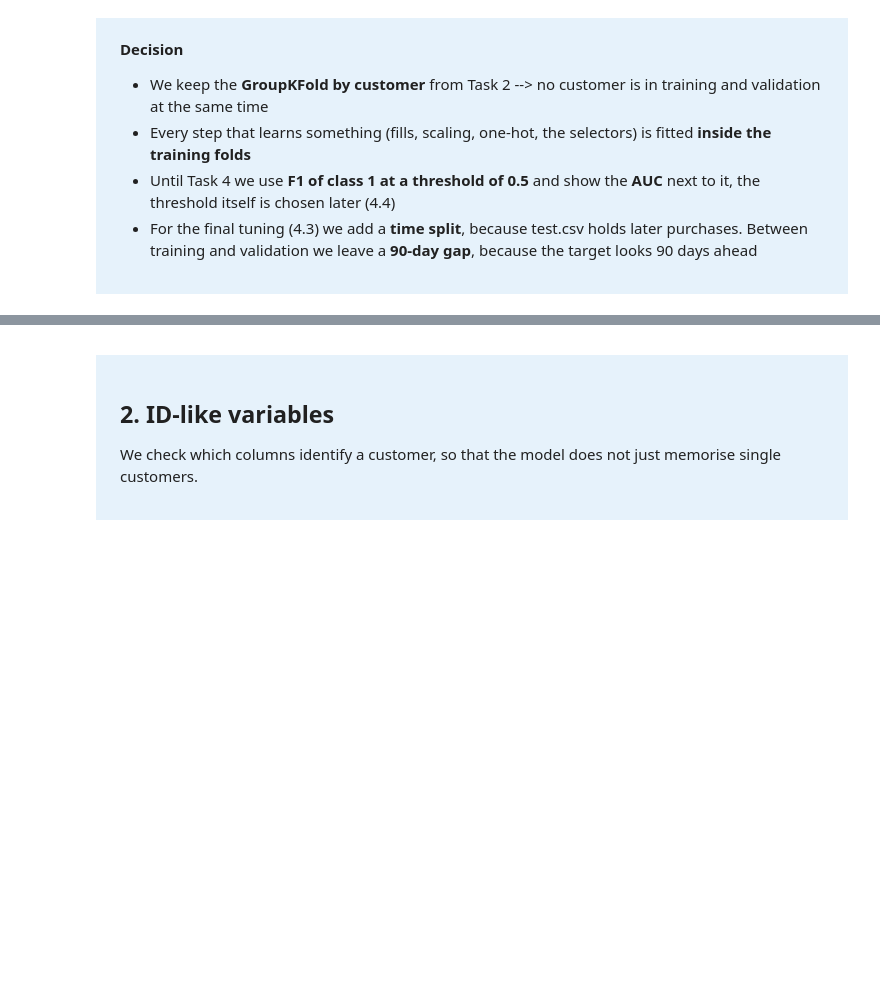
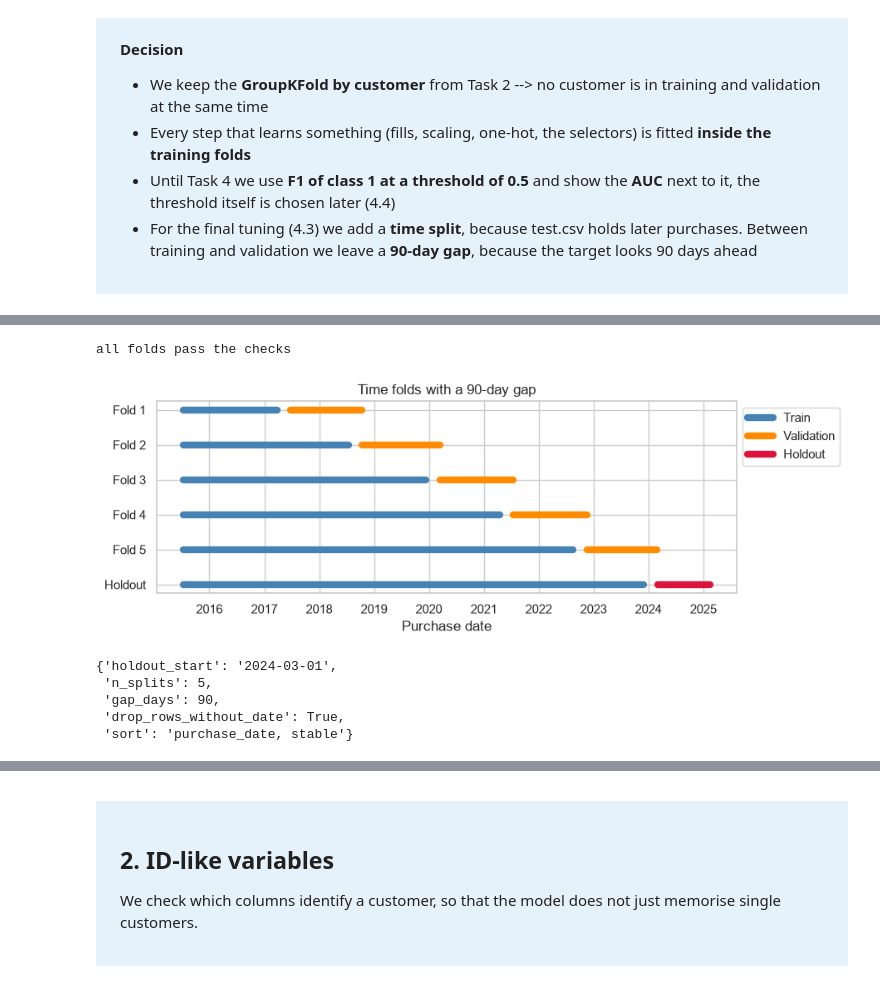
Before and after one commit to kilirhr/machine-learning-group-30-homework, a Jupyter notebook: Homework_Group30_task3and4_final.ipynb, the cells around one changed output, grey strips where cells are left out. Drawn from its saved outputs; the diff is of its cells as text; code cells hidden in the pictures; blank space fills up the shorter version.

```diff
--- a/Homework_Group30_task3and4_final.ipynb
+++ b/Homework_Group30_task3and4_final.ipynb
@@ -144,0 +187,20 @@ def paired(scores, reference):
+# %%
+# one row per fold, plus the final holdout check
+def describe_split(name, train_rows, val_rows):
+    return {"Split": name,
+            "Train rows": len(train_rows),
+            "Train until": train_rows["purchase_date"].max().date(),
+            "Validation rows": len(val_rows),
+            "Validation from": val_rows["purchase_date"].min().date(),
+            "Validation until": val_rows["purchase_date"].max().date(),
+            "Repeat rate": round(val_rows[TARGET].mean(), 2)}
+
+
+foldrows = []
+for fold, (train_idx, val_idx) in enumerate(devsplits, start=1):
+    foldrows.append(describe_split(f"Fold {fold}", devset.iloc[train_idx], devset.iloc[val_idx]))
+
+holdoutfit = devset[devset["purchase_date"] + pd.Timedelta(days=GAP_DAYS) < HOLDOUT_START]
+foldrows.append(describe_split("Holdout", holdoutfit, holdoutset))
+
+pd.DataFrame(foldrows).set_index("Split")
@@ -144,0 +216,41 @@ def paired(scores, reference):
+# %%
+# check: no overlap, train always before validation, at least 90 days between them
+for train_idx, val_idx in devsplits:
+    assert len(set(train_idx) & set(val_idx)) == 0
+    gap = devset["purchase_date"].iloc[val_idx[0]] - devset["purchase_date"].iloc[train_idx].max()
+    assert gap > pd.Timedelta(days=GAP_DAYS)
+print("all folds pass the checks")
+# %% [output]
+all folds pass the checks
+# %%
+# timeline of the folds
+fig, ax = plt.subplots(figsize=(9, 3))
+for fold, (train_idx, val_idx) in enumerate(devsplits, start=1):
+    dates = devset["purchase_date"]
+    ax.plot([dates.iloc[train_idx].min(), dates.iloc[train_idx].max()], [fold, fold], color="steelblue", linewidth=6)
+    ax.plot([dates.iloc[val_idx].min(), dates.iloc[val_idx].max()], [fold, fold], color="darkorange", linewidth=6)
+ax.plot([holdoutfit["purchase_date"].min(), holdoutfit["purchase_date"].max()], [6, 6], color="steelblue", linewidth=6, label="Train")
+ax.plot([], [], color="darkorange", linewidth=6, label="Validation")
+ax.plot([holdoutset["purchase_date"].min(), holdoutset["purchase_date"].max()], [6, 6], color="crimson", linewidth=6, label="Holdout")
+ax.set_yticks(range(1, 7), [f"Fold {i}" for i in range(1, 6)] + ["Holdout"])
+ax.invert_yaxis()
+ax.set(title="Time folds with a 90-day gap", xlabel="Purchase date")
+ax.legend(loc="upper left", bbox_to_anchor=(1, 1))
+plt.show()
+# %% [output]
+[figure, added]
+# %%
+# save the settings so every notebook builds the same folds
+import json
+
+validationsettings = {"holdout_start": str(HOLDOUT_START.date()), "n_splits": N_SPLITS, "gap_days": GAP_DAYS,
+                      "drop_rows_without_date": True, "sort": "purchase_date, stable"}
+Path("logs").mkdir(exist_ok=True)
+Path("logs/validation_setup.json").write_text(json.dumps(validationsettings, indent=2))
+validationsettings
+# %% [output]
+{'holdout_start': '2024-03-01',
+ 'n_splits': 5,
+ 'gap_days': 90,
+ 'drop_rows_without_date': True,
+ 'sort': 'purchase_date, stable'}
```
Also changed, not shown: parts of 5 cells of this notebook, 1 other file.
